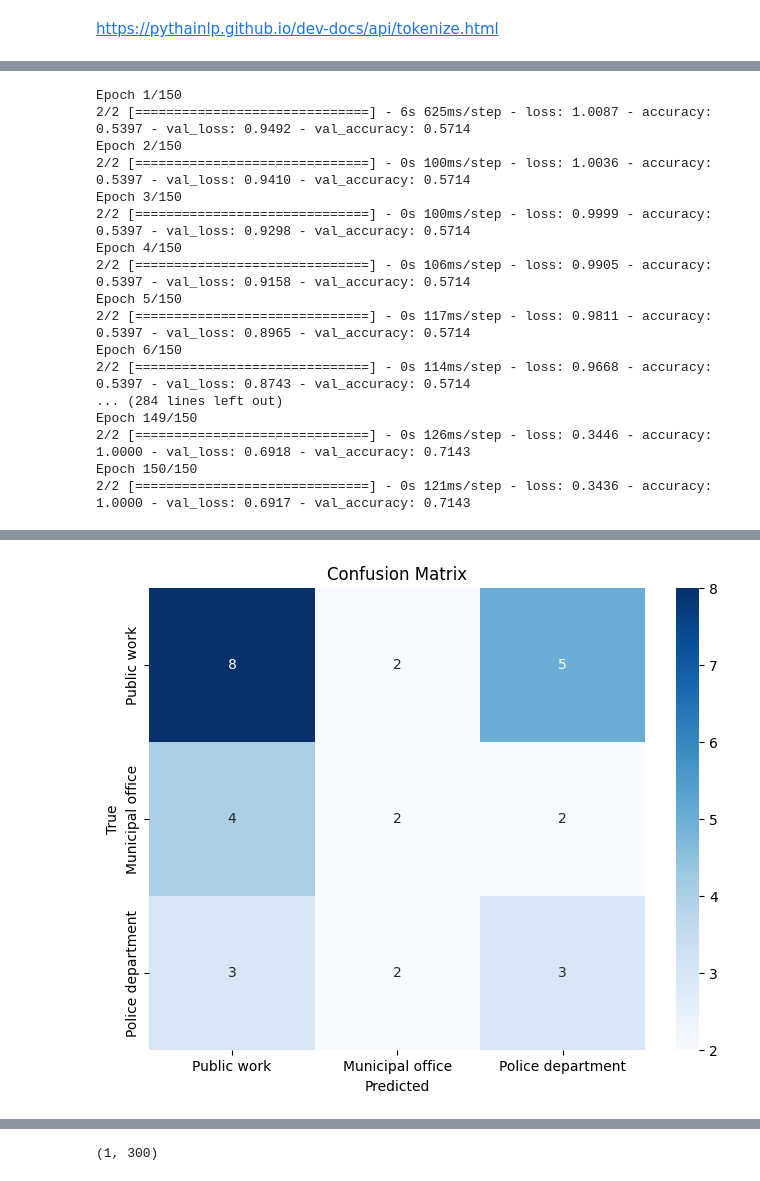
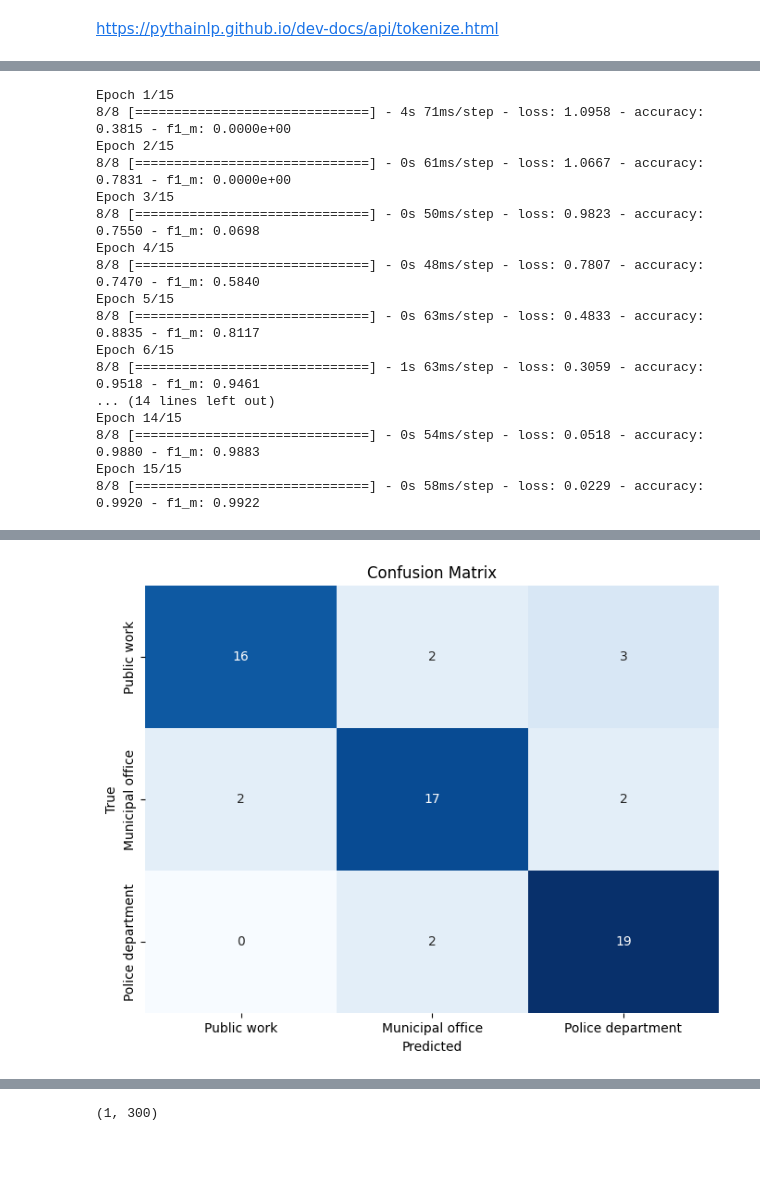
Before and after one commit to knnatt/Twitter_NLP, a Jupyter notebook: lstm_v.sukree_keras.ipynb, the cells around one changed output, grey strips where cells are left out. Cells and saved outputs as stored; diff of their text form; code cells hidden in the pictures; blank space fills up the shorter version.

Commit message:
confusion matrixes

```diff
--- a/lstm_v.sukree_keras.ipynb
+++ b/lstm_v.sukree_keras.ipynb
@@ -138,5 +114,5 @@ Name: count, dtype: int64
 # %%
-df_a = df_org
+df_a = pd_bal
 
 df_a['split_text'] = df_a.apply(lambda row: word_tokenize(row['tweet_text'],engine="newmm",keep_whitespace=False), axis=1) #use this
 df_a['combined'] = [' '.join(lst) for lst in df_a['split_text']]
@@ -237,7 +193,7 @@ from keras.layers import Embedding
 from keras.layers import SpatialDropout1D
 
 MAX_WORDS = 2000 #memmorized words
-MAX_SEQUENCE_LENGTH = 44
+MAX_SEQUENCE_LENGTH = 50 #more than 50
 EMBEDDING_DIM = 100
 
 tokenizer = Tokenizer(num_words=MAX_WORDS, filters='!"#$%&()*+,-./:;<=>?@[\]^_`{|}~')
@@ -250,0 +221,3 @@ X_train, X_test, Y_train, Y_test = train_test_split(X,Y, test_size = 0.30, rando
+# %%
+'''Y_train = np.array(Y_train)
+Y_test = np.array(Y_test)'''
@@ -251,51 +240,78 @@ X_train, X_test, Y_train, Y_test = train_test_split(X,Y, test_size = 0.30, rando
 # %%
+from keras.callbacks import EarlyStopping
+from keras import backend as K
+
+def recall_m(y_true, y_pred):
+    true_positives = K.sum(K.round(K.clip(y_true * y_pred, 0, 1)))
+    possible_positives = K.sum(K.round(K.clip(y_true, 0, 1)))
+    recall = true_positives / (possible_positives + K.epsilon())
+    return recall
+
+def precision_m(y_true, y_pred):
+    true_positives = K.sum(K.round(K.clip(y_true * y_pred, 0, 1)))
+    predicted_positives = K.sum(K.round(K.clip(y_pred, 0, 1)))
+    precision = true_positives / (predicted_positives + K.epsilon())
+    return precision
+
+def f1_m(y_true, y_pred):
+    precision = precision_m(y_true, y_pred)
+    recall = recall_m(y_true, y_pred)
+    f1 = 2 * ((precision * recall) / (precision + recall + K.epsilon()))
+    return f1
+
 model = Sequential()
 model.add(Embedding(MAX_WORDS, EMBEDDING_DIM, input_length=X_train.shape[1]))
 model.add(SpatialDropout1D(0.2))
 model.add(LSTM(100, dropout=0.1, recurrent_dropout=0.1)) #0.2   Loss: 1.231  Accuracy: 0.419
 model.add(Dense(3, activation='softmax'))
 
-model.compile(loss='categorical_crossentropy', optimizer='adam', metrics=['accuracy'])
+model.compile(loss='categorical_crossentropy', optimizer='adam', metrics=['accuracy', f1_m])
 
 epochs = 15
 batch_size = 32
 
+
 early_stopping = EarlyStopping(monitor='loss', patience=3, restore_best_weights=True)
-history = model.fit(X_train, Y_train, epochs=epochs, batch_size=batch_size,validation_split=0.1, callbacks=[early_stopping])
+history = model.fit(X_train, Y_train, epochs=epochs, batch_size=batch_size, callbacks=[early_stopping])
 # %% [output]
-Epoch 1/150
-2/2 [==============================] - 6s 625ms/step - loss: 1.0087 - accuracy: 0.5397 - val_loss: 0.9492 - val_accuracy: 0.5714
-Epoch 2/150
-2/2 [==============================] - 0s 100ms/step - loss: 1.0036 - accuracy: 0.5397 - val_loss: 0.9410 - val_accuracy: 0.5714
-Epoch 3/150
-2/2 [==============================] - 0s 100ms/step - loss: 0.9999 - accuracy: 0.5397 - val_loss: 0.9298 - val_accuracy: 0.5714
-Epoch 4/150
-2/2 [==============================] - 0s 106ms/step - loss: 0.9905 - accuracy: 0.5397 - val_loss: 0.9158 - val_accuracy: 0.5714
-Epoch 5/150
-2/2 [==============================] - 0s 117ms/step - loss: 0.9811 - accuracy: 0.5397 - val_loss: 0.8965 - val_accuracy: 0.5714
-Epoch 6/150
-2/2 [==============================] - 0s 114ms/step - loss: 0.9668 - accuracy: 0.5397 - val_loss: 0.8743 - val_accuracy: 0.5714
-... (284 lines left out)
-Epoch 149/150
-2/2 [==============================] - 0s 126ms/step - loss: 0.3446 - accuracy: 1.0000 - val_loss: 0.6918 - val_accuracy: 0.7143
-Epoch 150/150
-2/2 [==============================] - 0s 121ms/step - loss: 0.3436 - accuracy: 1.0000 - val_loss: 0.6917 - val_accuracy: 0.7143
+Epoch 1/15
+8/8 [==============================] - 4s 71ms/step - loss: 1.0958 - accuracy: 0.3815 - f1_m: 0.0000e+00
+Epoch 2/15
+8/8 [==============================] - 0s 61ms/step - loss: 1.0667 - accuracy: 0.7831 - f1_m: 0.0000e+00
+Epoch 3/15
+8/8 [==============================] - 0s 50ms/step - loss: 0.9823 - accuracy: 0.7550 - f1_m: 0.0698
+Epoch 4/15
+8/8 [==============================] - 0s 48ms/step - loss: 0.7807 - accuracy: 0.7470 - f1_m: 0.5840
+Epoch 5/15
+8/8 [==============================] - 0s 63ms/step - loss: 0.4833 - accuracy: 0.8835 - f1_m: 0.8117
+Epoch 6/15
+8/8 [==============================] - 1s 63ms/step - loss: 0.3059 - accuracy: 0.9518 - f1_m: 0.9461
+... (14 lines left out)
+Epoch 14/15
+8/8 [==============================] - 0s 54ms/step - loss: 0.0518 - accuracy: 0.9880 - f1_m: 0.9883
+Epoch 15/15
+8/8 [==============================] - 0s 58ms/step - loss: 0.0229 - accuracy: 0.9920 - f1_m: 0.9922
 # %%
+from sklearn.metrics import confusion_matrix, ConfusionMatrixDisplay
+import matplotlib.pyplot as plt
+
 accr = model.evaluate(X_test, Y_test)
 print('Test set\n  Loss: {:0.3f}\n  Accuracy: {:0.3f}'.format(accr[0], accr[1]))
 
 # Get predictions for the test set
 y_pred = np.argmax(model.predict(X_test), axis=1)
 
-# Calculate the confusion matrix
+#Calculate the confusion matrix
 conf_matrix = confusion_matrix(np.argmax(Y_test, axis=1), y_pred)
+
 plt.figure(figsize=(8, 6))
 sns.heatmap(conf_matrix, annot=True, fmt='d', cmap='Blues',
             xticklabels=['Public work', 'Municipal office', 'Police department'],
-            yticklabels=['Public work', 'Municipal office', 'Police department'])
-
+            yticklabels=['Public work', 'Municipal office', 'Police department'],
+            cbar = False)
 plt.xlabel('Predicted')
 plt.ylabel('True')
 plt.title('Confusion Matrix')
+#plt.savefig('./img/confusion_org_noHyper.png')
 plt.show()
 # %% [output]
@@ -307 +323 @@ Test set
-[figure, old version]
+[figure, new version]
```
Also changed, not shown: parts of 31 cells of this notebook, 10 other files.
